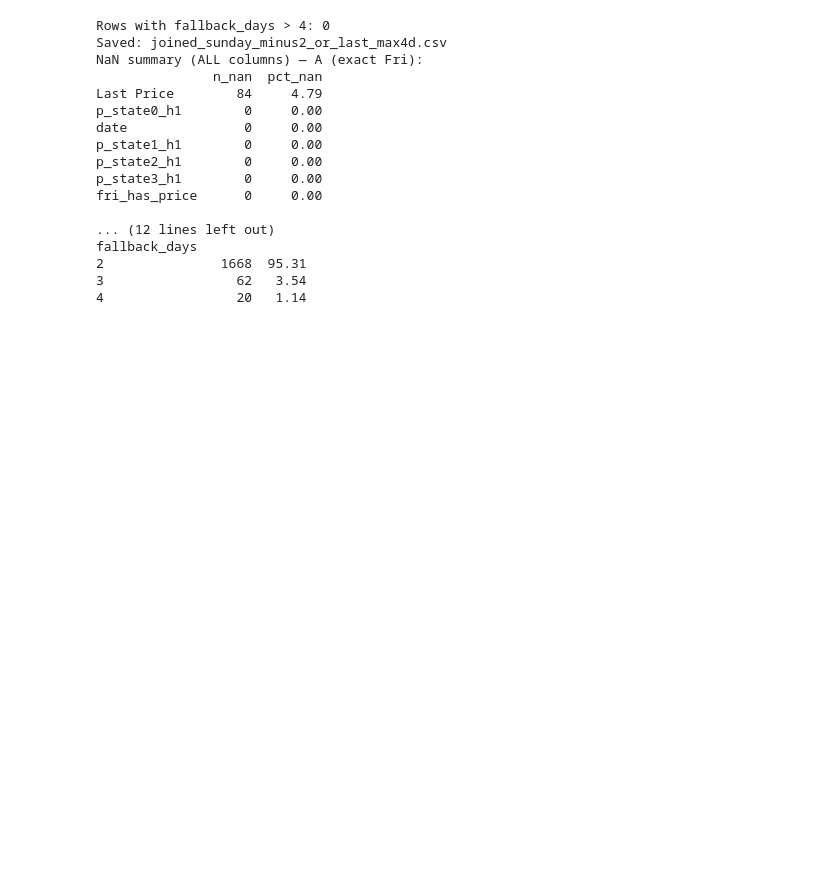
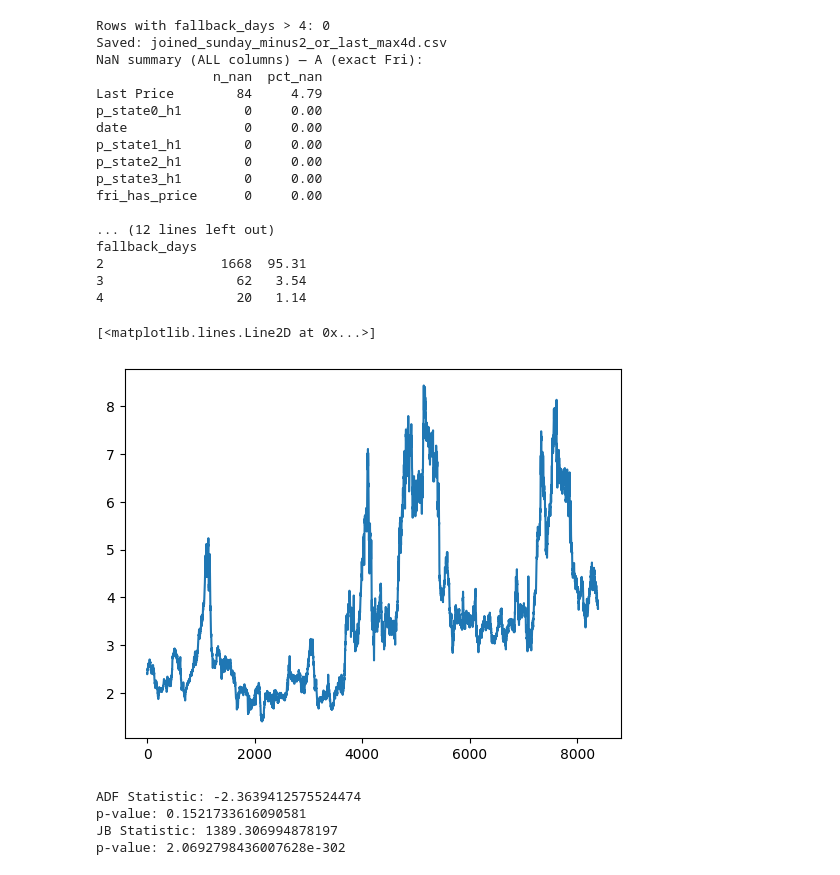
Before and after one commit to anajaz/Incorporating-HMM-for-drough-probability-into-a-LSTM-for-corn-price-prediction, a Jupyter notebook: LSTM.ipynb, the cells around one changed output. Saved outputs shown, nothing was run; the diff lists cells and outputs as text; code cells hidden in the pictures; blank space fills up the shorter version.

Commit message:
adf and jb test

```diff
--- a/LSTM.ipynb
+++ b/LSTM.ipynb
@@ -176,3 +179,23 @@ fallback_days
 4                 20   1.14
 # %%
 ## check for holiday - are all the missing ones holidays??
+# %%
+plt.plot(daily_corn['Last Price'])
+# %% [output]
+[<matplotlib.lines.Line2D at 0x...>]
+[figure, added]
+# %%
+#adf test for stationarity
+result_adf = adfuller(daily_corn['Last Price'])
+print('ADF Statistic:', result_adf[0])
+print('p-value:', result_adf[1])
+
+#jb test for normality
+result_jb = stats.jarque_bera(daily_corn['Last Price'])
+print('JB Statistic:', result_jb[0])
+print('p-value:', result_jb[1])
+# %% [output]
+ADF Statistic: -2.3639412575524474
+p-value: 0.1521733616090581
+JB Statistic: 1389.306994878197
+p-value: 2.0692798436007628e-302
```
Also changed, not shown: parts of 2 cells of this notebook.
